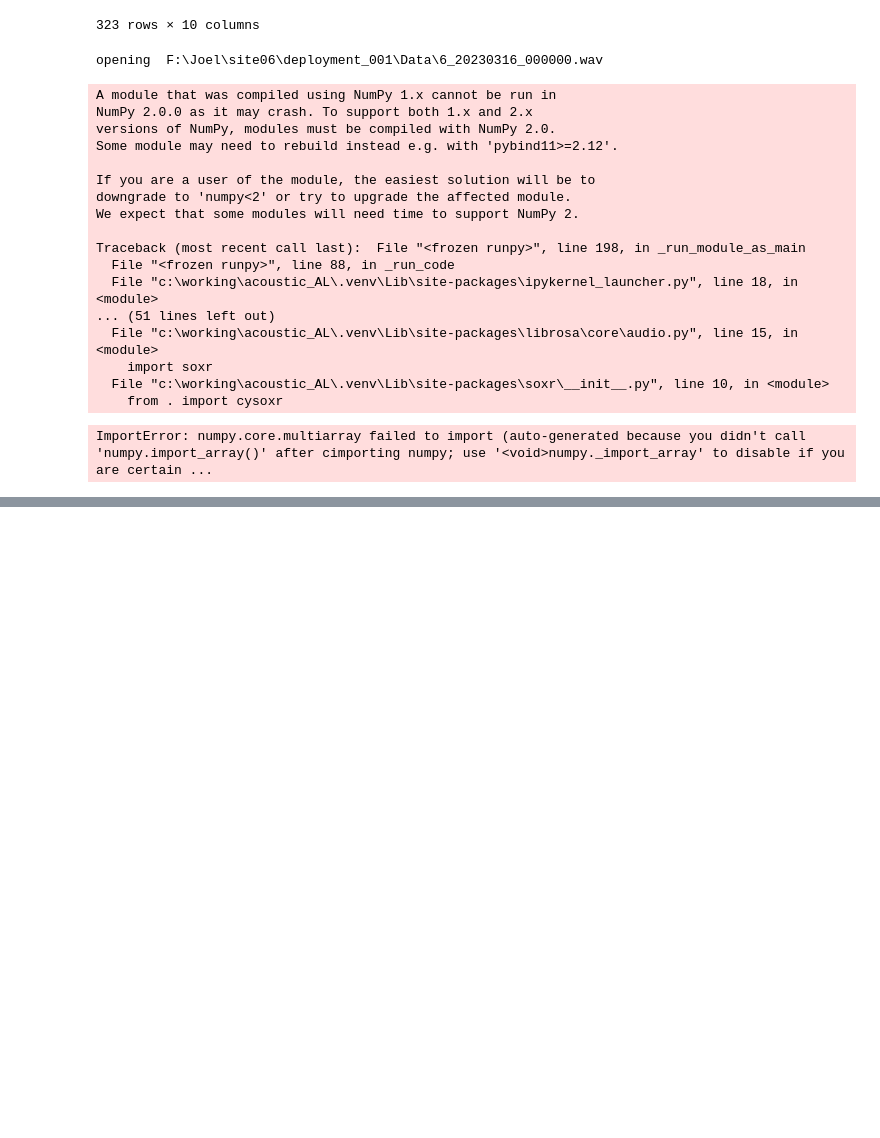
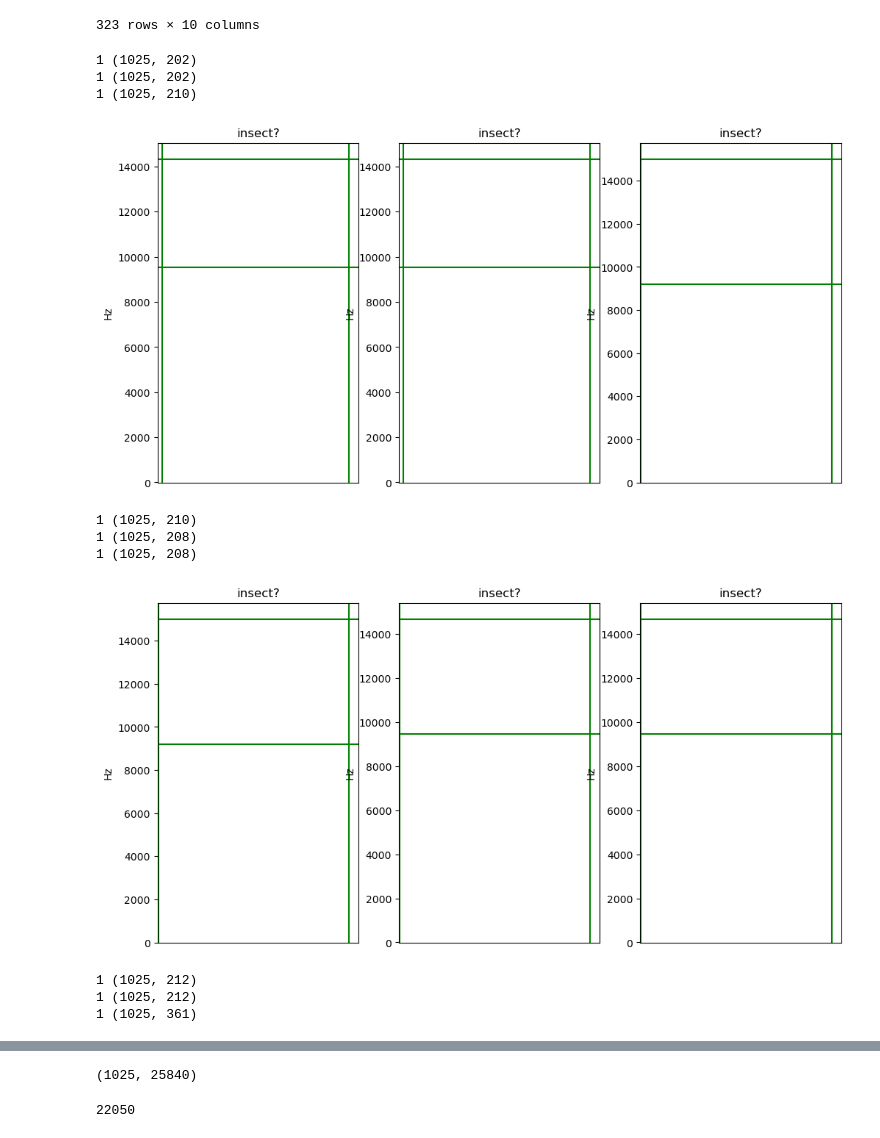
Before and after one commit to ljrn8/acoustic-AL, a Jupyter notebook: existing_annotations.ipynb, the cells around one changed output, grey strips where cells are left out. Cells and saved outputs as stored; diff of their text form; code cells hidden in the pictures; blank space fills up the shorter version.

```diff
--- a/existing_annotations.ipynb
+++ b/existing_annotations.ipynb
@@ -5,7 +5,9 @@
 import pandas as pd
 from os import path
 # %%
-annotations_df = pd.read_csv("F:\\Joel\\site06\\pilot_analyses__quick_selections__site6_depl1.txt", sep='\t', lineterminator='\r')
+base = "/media/joel/One Touch/Joel"
+
+annotations_df = pd.read_csv(base + "/site06/pilot_analyses__quick_selections__site6_depl1.txt", sep='\t', lineterminator='\r')
 annotations_df
 # %% [output]
 |  | Selection | View | Channel | Begin Time (s) | End Time (s) | Low Freq (Hz) | High Freq (Hz) | Begin File | ... |
@@ -22,32 +24,37 @@ annotations_df
 | 322 | \n | NaN | NaN | NaN | NaN | NaN | NaN | NaN | ... |
 323 rows × 10 columns
 # %%
-base = "F:\\Joel\\site06\\deployment_001\\Data"
+import matplotlib.pyplot as plt
 from plotting import view_spectrogram
 
-for i, row in annotations_df[:10].iterrows():
-    view_spectrogram(
-        file_path=path.join(base, row["Begin File"]),
-        time_segment=(row["Begin Time (s)"], row["End Time (s)"]),
-        frequency_range=(row["Low Freq (Hz)"], row["High Freq (Hz)"])
-    )
+
+for rows in range(3):
+    cols = 3
+
+    fig, axes = plt.subplots(1, cols, figsize=(12, 6))
+
+    for i in range(cols):
+        n = i + rows*3
+        row = annotations_df.iloc[n]
+        view_spectrogram(
+            ax=axes[i],
+            title=row["Tags"],
+            file_path=path.join(site, "deployment_001", "Data", row["Begin File"]),
+            time_segment=(row["Begin Time (s)"], row["End Time (s)"]),
+            frequency_range=(row["Low Freq (Hz)"], row["High Freq (Hz)"]),
+            playback=False
+        )
+
+    plt.show()
 # %% [output]
-opening  F:\Joel\site06\deployment_001\Data\6_20230316_000000.wav
+1 (1025, 202)
+1 (1025, 202)
+1 (1025, 210)
+[figure, added]
-A module that was compiled using NumPy 1.x cannot be run in
-NumPy 2.0.0 as it may crash. To support both 1.x and 2.x
-versions of NumPy, modules must be compiled with NumPy 2.0.
-Some module may need to rebuild instead e.g. with 'pybind11>=2.12'.
-
-If you are a user of the module, the easiest solution will be to
-downgrade to 'numpy<2' or try to upgrade the affected module.
-We expect that some modules will need time to support NumPy 2.
-
-Traceback (most recent call last):  File "<frozen runpy>", line 198, in _run_module_as_main
-  File "<frozen runpy>", line 88, in _run_code
-  File "c:\working\acoustic_AL\.venv\Lib\site-packages\ipykernel_launcher.py", line 18, in <module>
-... (51 lines left out)
-  File "c:\working\acoustic_AL\.venv\Lib\site-packages\librosa\core\audio.py", line 15, in <module>
-    import soxr
-  File "c:\working\acoustic_AL\.venv\Lib\site-packages\soxr\__init__.py", line 10, in <module>
-    from . import cysoxr
+1 (1025, 210)
+1 (1025, 208)
+1 (1025, 208)
+[figure, added]
-ImportError: numpy.core.multiarray failed to import (auto-generated because you didn't call 'numpy.import_array()' after cimporting numpy; use '<void>numpy._import_array' to disable if you are certain ...
+1 (1025, 212)
+1 (1025, 212)
+1 (1025, 361)
@@ -53,0 +67,8 @@ ImportError: numpy.core.multiarray failed to import (auto-generated because you
+# %%
+S.shape
+# %% [output]
+(1025, 25840)
+# %%
+sr
+# %% [output]
+22050
```
Also changed, not shown: parts of 3 cells of this notebook, 1 other file.
